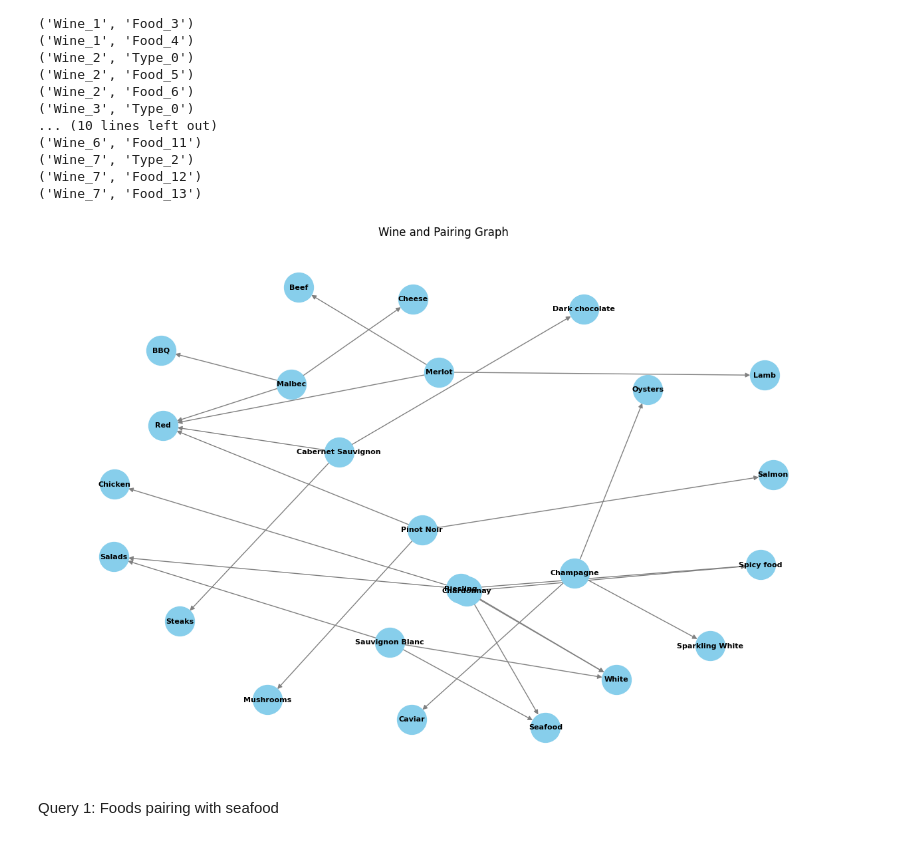
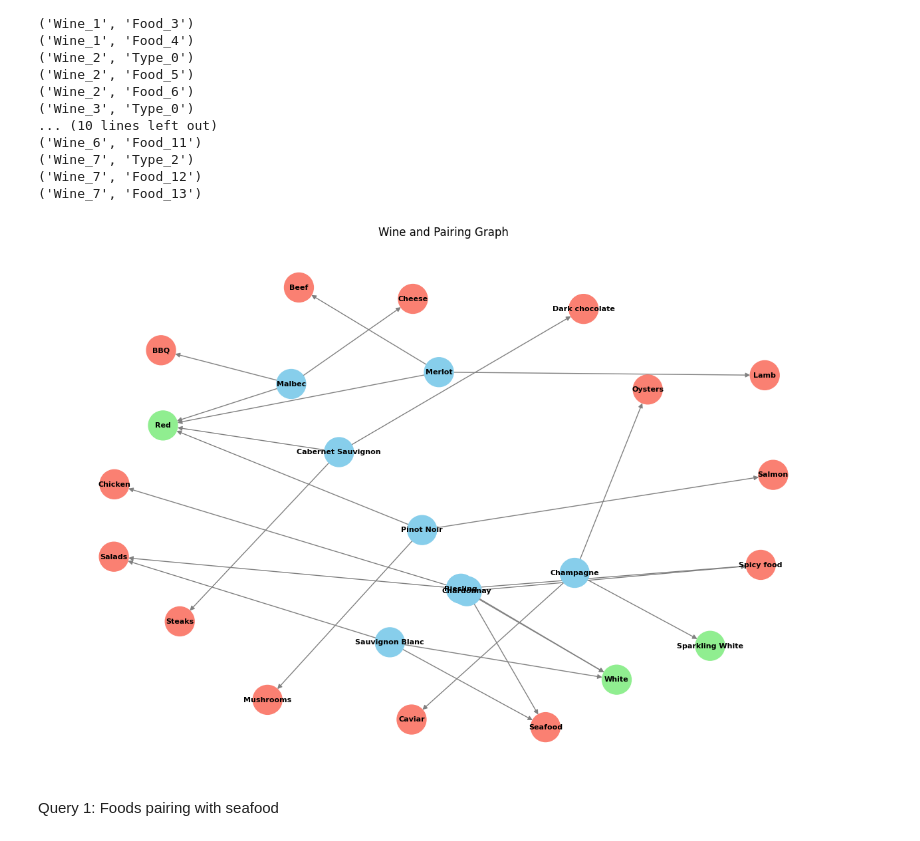
Before and after one commit to juicebocks27/DDP-Reasoning, a Jupyter notebook: wine ontology/pyreason_wine_v3.ipynb, the cells around one changed output. Cells and saved outputs as stored; diff of their text form; code cells hidden in the pictures.

```diff
--- a/wine ontology/pyreason_wine_v3.ipynb
+++ b/wine ontology/pyreason_wine_v3.ipynb
@@ -131,7 +131,7 @@ for wine_id, (wine_name, wine_type, food_pairing) in wine_dict.items():
         'food_pairing': food_pairing
     }
     wine_node_name = f"Wine_{wine_id}"
-    wine_g.add_node(wine_node_name, **attributes)
+    wine_g.add_node(wine_node_name, **attributes, category='wine')
 
 # Add wine type nodes
 type_set = {}
@@ -142,7 +142,7 @@ for type_id, (_, wine_type, _) in enumerate(wine_details):
             'type': wine_type
         }
         type_node_name = f"Type_{len(type_set)}"
-        wine_g.add_node(type_node_name, **type_attributes)
+        wine_g.add_node(type_node_name, **type_attributes, category='type')
         type_set[wine_type] = type_node_name
 
     # Connect each wine to its type node
@@ -155,42 +155,53 @@ food_pairing_set = {}
 for wine_id, (_, _, food_pairing) in wine_dict.items():
     for food in food_pairing:
         if food not in food_pairing_set:
             food_pairing_attributes = {
                 'food_name': food
             }
             food_pairing_node_name = f"Food_{food_pairing_set.get(food, len(food_pairing_set))}"
-            wine_g.add_node(food_pairing_node_name, **food_pairing_attributes)
+            wine_g.add_node(food_pairing_node_name, **food_pairing_attributes, category='food')
             food_pairing_set[food] = food_pairing_node_name
 
         # Connect wine to its food pairing node
         wine_node_name = f"Wine_{wine_id}"
         food_pairing_node_name = food_pairing_set[food]
         wine_g.add_edge(wine_node_name, food_pairing_node_name)
 
+# Define colors for different categories
+color_map = {
+    'wine': 'skyblue',
+    'type': 'lightgreen',
+    'food': 'salmon'
+}
+
+# Apply node colors based on category
+node_colors = [color_map[wine_g.nodes[node]['category']] for node in wine_g.nodes]
+
 # Plot the graph
 plt.figure(figsize=(12, 8))
-pos = nx.spring_layout(wine_g, seed=42)  # Use a spring layout for better visualization
+pos = nx.spring_layout(wine_g, seed=42)
 
-# Draw the nodes and edges, but don't display node labels here
-nx.draw(wine_g, pos, with_labels=False, node_size=1000, node_color='skyblue', font_size=8, font_weight='bold', edge_color='gray')
+# Draw the nodes with category-based colors
+nx.draw(wine_g, pos, node_color=node_colors, with_labels=False, node_size=1000, edge_color='gray')
 
-# Create a dictionary for node labels (using names instead of IDs)
+# Create labels for the nodes
 labels = {}
 for node in wine_g.nodes():
     if node.startswith("Wine"):
-        labels[node] = wine_g.nodes[node]['name']  # Use the wine name as label
+        labels[node] = wine_g.nodes[node]['name']
     elif node.startswith("Type"):
-        labels[node] = wine_g.nodes[node]['type']  # Use the wine type as label
+        labels[node] = wine_g.nodes[node]['type']
     elif node.startswith("Food"):
-        labels[node] = wine_g.nodes[node]['food_name']  # Use the food pairing as label
+        labels[node] = wine_g.nodes[node]['food_name']
 
+# Draw the labels
 nx.draw_networkx_labels(wine_g, pos, labels=labels, font_size=8, font_weight='bold', font_color='black')
 
 plt.title('Wine and Pairing Graph')
 plt.axis('off')
 plt.show()
 # %% [output]
-[figure, old version]
+[figure, new version]
 # %% [markdown]
 Query 1: Foods pairing with seafood
 # %%
```
Also changed, not shown: parts of 1 cell of this notebook.
